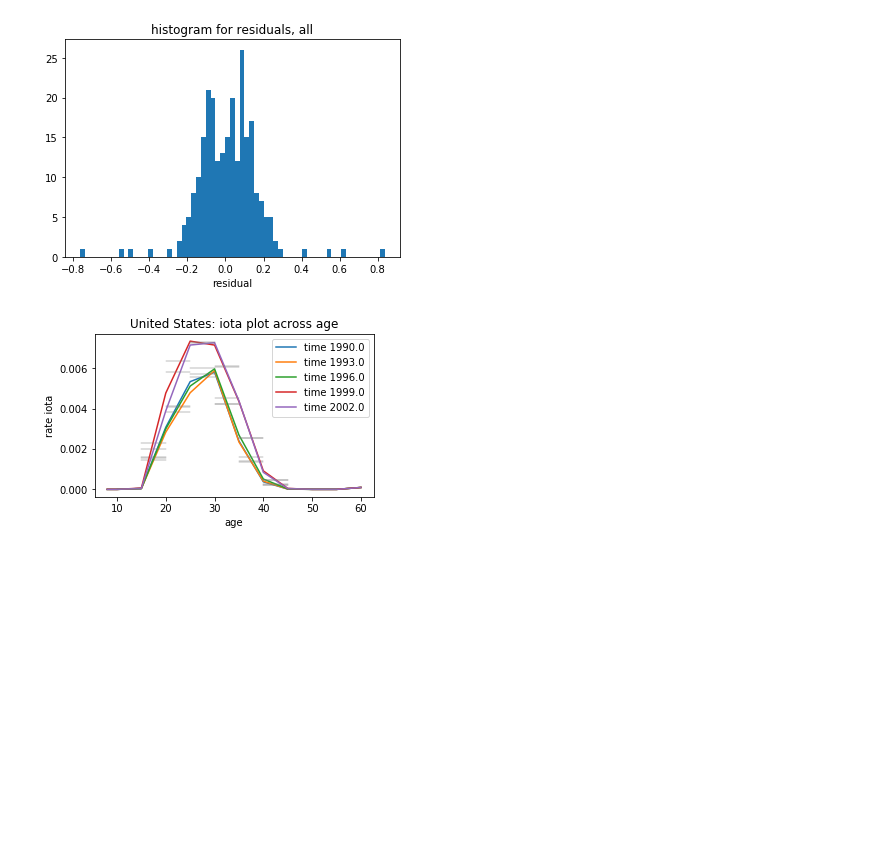
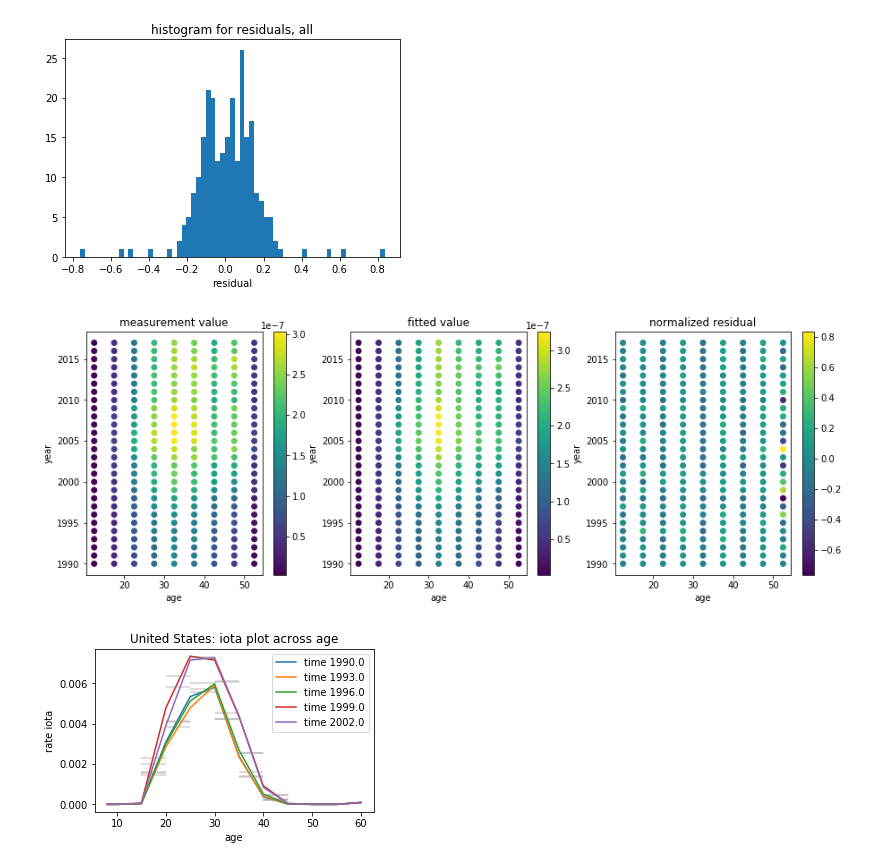
Before and after one commit to jizezhang/dismod_at-wrappers, a Jupyter notebook: demos/forecast_mi_run_model.ipynb, the cells around one changed output. Cells and saved outputs as stored; diff of their text form; code cells hidden in the pictures; blank space fills up the shorter version.

```diff
--- a/demos/forecast_mi_run_model.ipynb
+++ b/demos/forecast_mi_run_model.ipynb
@@ -149,6 +149,10 @@ plt.plot_residuals('all', 'mtspecific')
 # %% [output]
 {1: 'United States', 0: 'all'}
 [figure]
+# %%
+plt.plot_data_direct('United States', 'mtspecific')
+# %% [output]
+[figure, added]
 # %%
 plt.plot_change_over_age('rate', 'iota', 'Sincidence', ['United States'])
 # %% [output]
```
